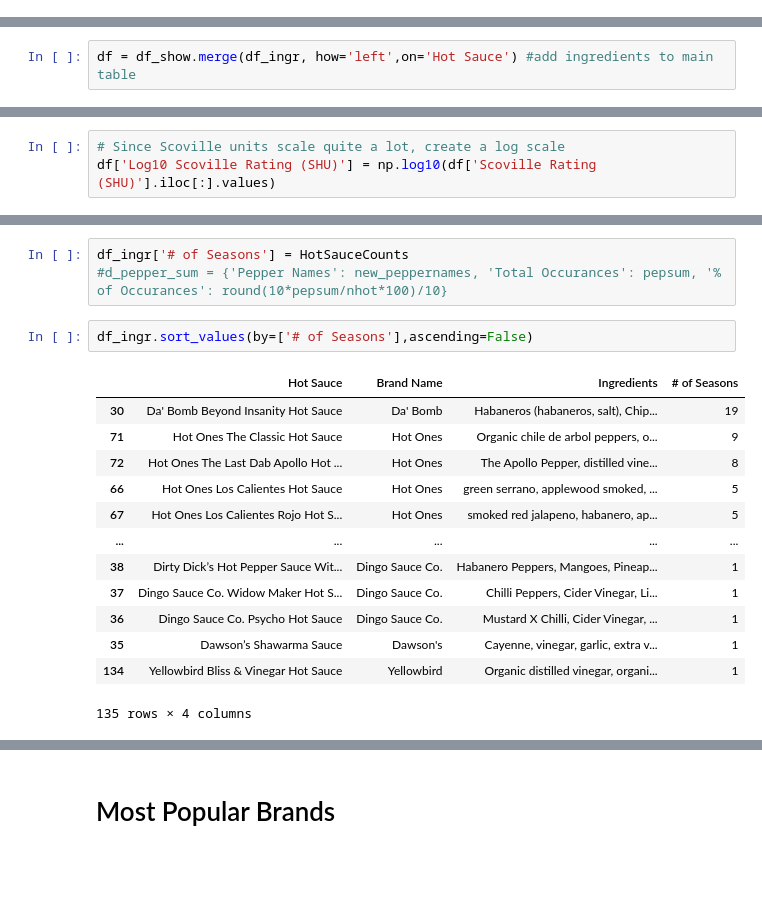
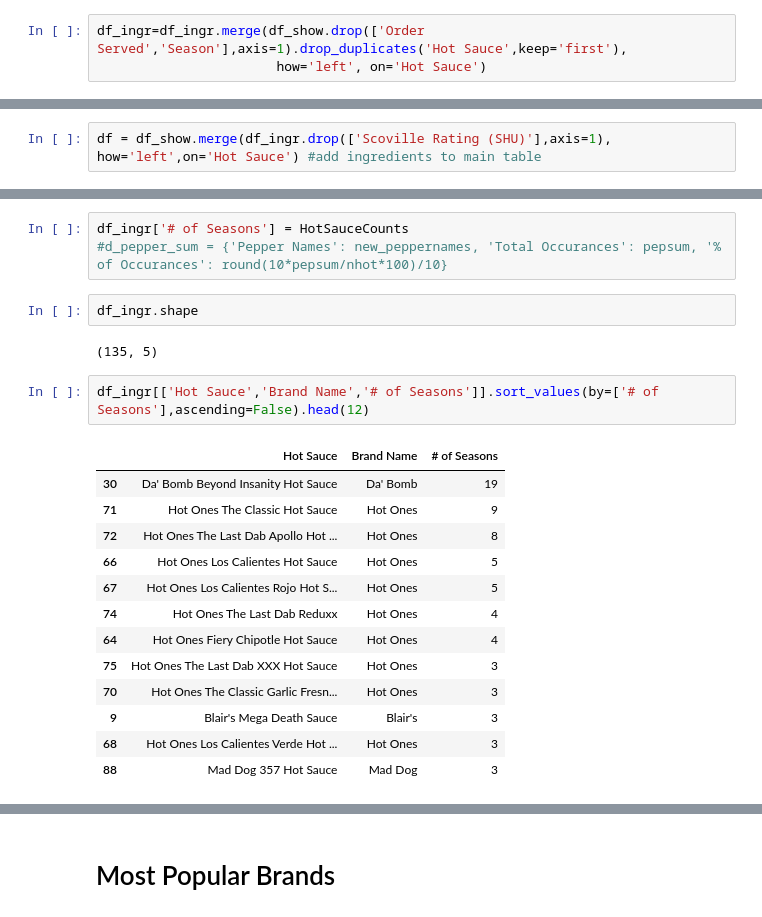
Before and after one commit to bucklonesome/DS_Portfolio, a Jupyter notebook: HotOnes_DS_Project/HotOnes_Exploratory.ipynb, the cells around one changed output, grey strips where cells are left out. Cells and saved outputs as stored; diff of their text form; blank space fills up the shorter version.

```diff
--- a/HotOnes_DS_Project/HotOnes_Exploratory.ipynb
+++ b/HotOnes_DS_Project/HotOnes_Exploratory.ipynb
@@ -91,0 +70,3 @@ df_ingr.head(5)
+# %%
+df_ingr=df_ingr.merge(df_show.drop(['Order Served','Season'],axis=1).drop_duplicates('Hot Sauce',keep='first'),
+                       how='left', on='Hot Sauce')
@@ -92,2 +77,2 @@ df_ingr.head(5)
 # %%
-df = df_show.merge(df_ingr, how='left',on='Hot Sauce') #add ingredients to main table
+df = df_show.merge(df_ingr.drop(['Scoville Rating (SHU)'],axis=1), how='left',on='Hot Sauce') #add ingredients to main table
@@ -110,3 +78,0 @@ df
-# %%
-# Since Scoville units scale quite a lot, create a log scale
-df['Log10 Scoville Rating (SHU)'] = np.log10(df['Scoville Rating (SHU)'].iloc[:].values)
@@ -127,19 +117,23 @@ HotSauceCounts = HotSauceCounts.astype('int32')
 # %%
 df_ingr['# of Seasons'] = HotSauceCounts
 #d_pepper_sum = {'Pepper Names': new_peppernames, 'Total Occurances': pepsum, '% of Occurances': round(10*pepsum/nhot*100)/10}
+# %%
+df_ingr.shape
+# %% [output]
+(135, 5)
 # %%
-df_ingr.sort_values(by=['# of Seasons'],ascending=False)
+df_ingr[['Hot Sauce','Brand Name','# of Seasons']].sort_values(by=['# of Seasons'],ascending=False).head(12)
 # %% [output]
-|  | Hot Sauce | Brand Name | Ingredients | # of Seasons |
-| 30 | Da' Bomb Beyond Insanity Hot Sauce | Da' Bomb | Habaneros (habaneros, salt), Chip... | 19 |
-| 71 | Hot Ones The Classic Hot Sauce | Hot Ones | Organic chile de arbol peppers, o... | 9 |
-| 72 | Hot Ones The Last Dab Apollo Hot ... | Hot Ones | The Apollo Pepper, distilled vine... | 8 |
-| 66 | Hot Ones Los Calientes Hot Sauce | Hot Ones | green serrano, applewood smoked, ... | 5 |
-| 67 | Hot Ones Los Calientes Rojo Hot S... | Hot Ones | smoked red jalapeno, habanero, ap... | 5 |
-| ... | ... | ... | ... | ... |
-| 38 | Dirty Dick’s Hot Pepper Sauce Wit... | Dingo Sauce Co. | Habanero Peppers, Mangoes, Pineap... | 1 |
-| 37 | Dingo Sauce Co. Widow Maker Hot S... | Dingo Sauce Co. | Chilli Peppers, Cider Vinegar, Li... | 1 |
-| 36 | Dingo Sauce Co. Psycho Hot Sauce | Dingo Sauce Co. | Mustard X Chilli, Cider Vinegar, ... | 1 |
-| 35 | Dawson’s Shawarma Sauce | Dawson's | Cayenne, vinegar, garlic, extra v... | 1 |
-| 134 | Yellowbird Bliss & Vinegar Hot Sauce | Yellowbird | Organic distilled vinegar, organi... | 1 |
+|  | Hot Sauce | Brand Name | # of Seasons |
+| 30 | Da' Bomb Beyond Insanity Hot Sauce | Da' Bomb | 19 |
+| 71 | Hot Ones The Classic Hot Sauce | Hot Ones | 9 |
+| 72 | Hot Ones The Last Dab Apollo Hot ... | Hot Ones | 8 |
+| 66 | Hot Ones Los Calientes Hot Sauce | Hot Ones | 5 |
+| 67 | Hot Ones Los Calientes Rojo Hot S... | Hot Ones | 5 |
+| 74 | Hot Ones The Last Dab Reduxx | Hot Ones | 4 |
+| 64 | Hot Ones Fiery Chipotle Hot Sauce | Hot Ones | 4 |
+| 75 | Hot Ones The Last Dab XXX Hot Sauce | Hot Ones | 3 |
+| 70 | Hot Ones The Classic Garlic Fresn... | Hot Ones | 3 |
+| 9 | Blair's Mega Death Sauce | Blair's | 3 |
+| 68 | Hot Ones Los Calientes Verde Hot ... | Hot Ones | 3 |
+| 88 | Mad Dog 357 Hot Sauce | Mad Dog | 3 |
-135 rows × 4 columns
```
Also changed, not shown: parts of 97 cells of this notebook, 9 other files.
